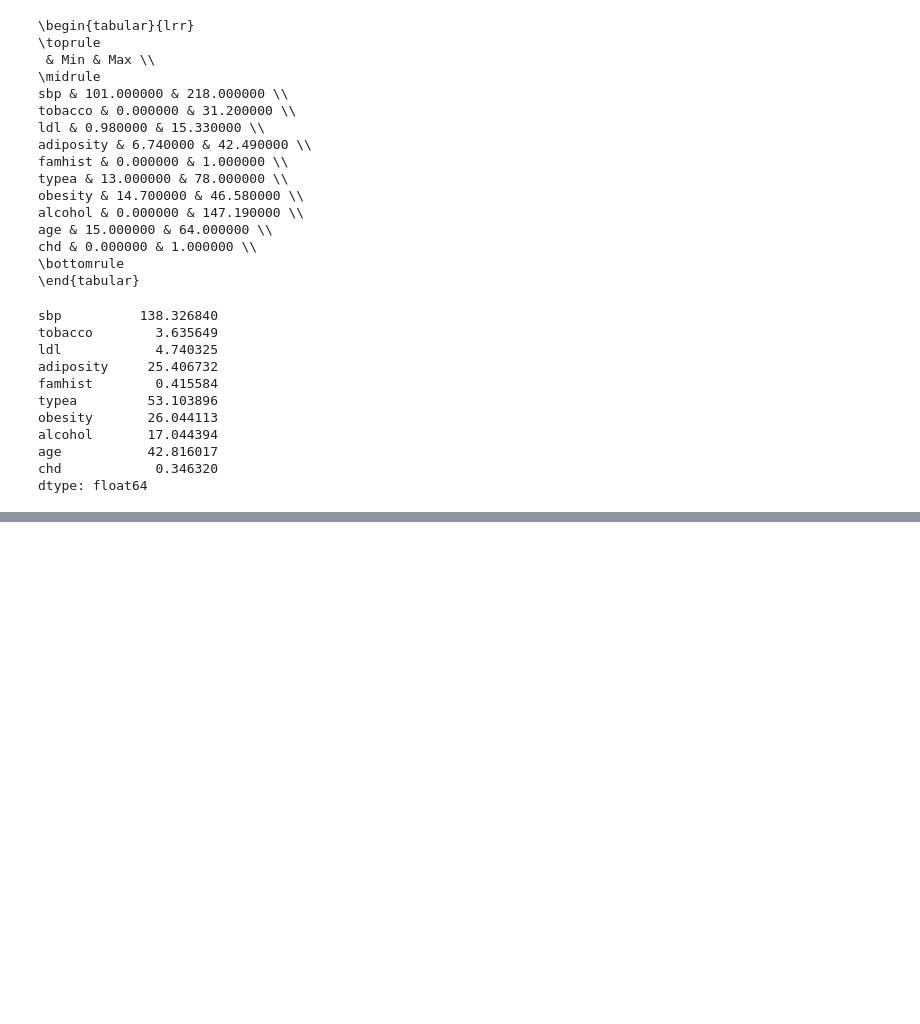
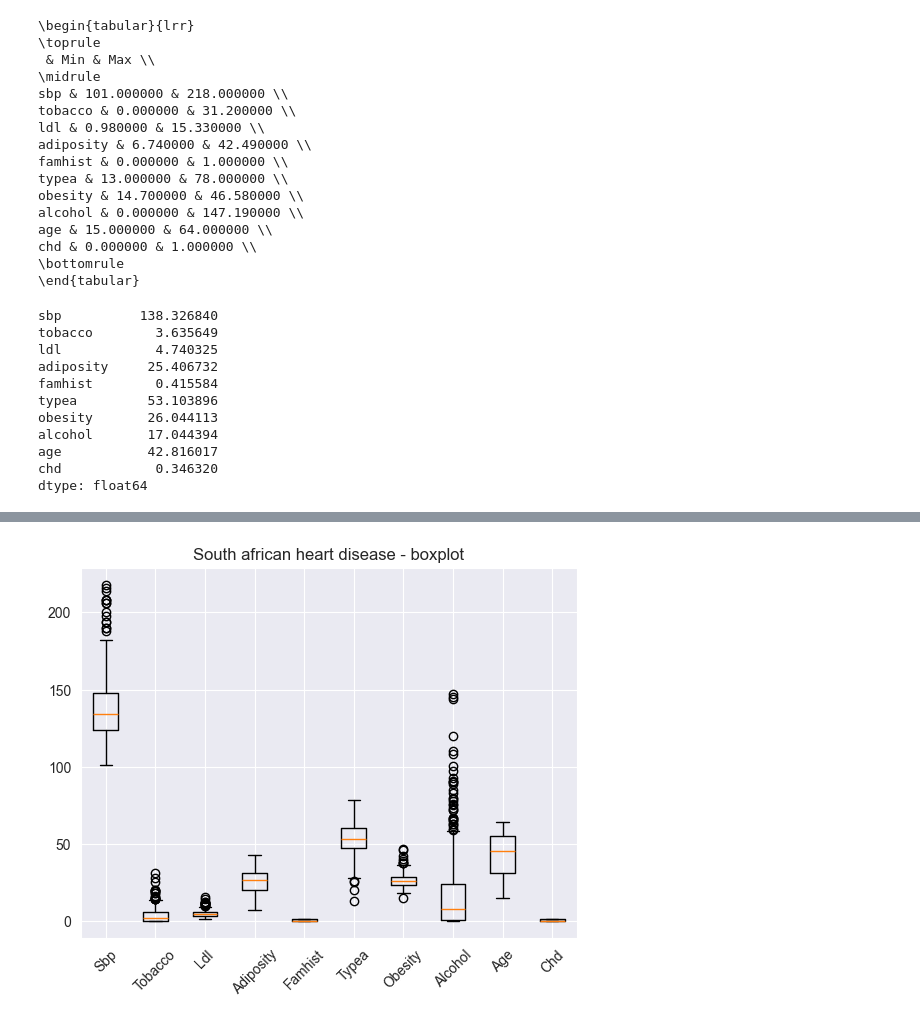
Before and after one commit to KostyalBalint/Intro-to-MI-Project_1, a Jupyter notebook: check_data.ipynb, the cells around one changed output, grey strips where cells are left out. Saved outputs shown, nothing was run; the diff lists cells and outputs as text; code cells hidden in the pictures; blank space fills up the shorter version.

```diff
--- a/check_data.ipynb
+++ b/check_data.ipynb
@@ -76,0 +88,8 @@ plt.show()
+# %%
+plt.figure()
+plt.boxplot(X)
+plt.xticks(range(1, M + 1), attributeNames, rotation=45)
+plt.title("South african heart disease - boxplot")
+plt.show()
+# %% [output]
+[figure, added]
```
Also changed, not shown: parts of 9 cells of this notebook.
